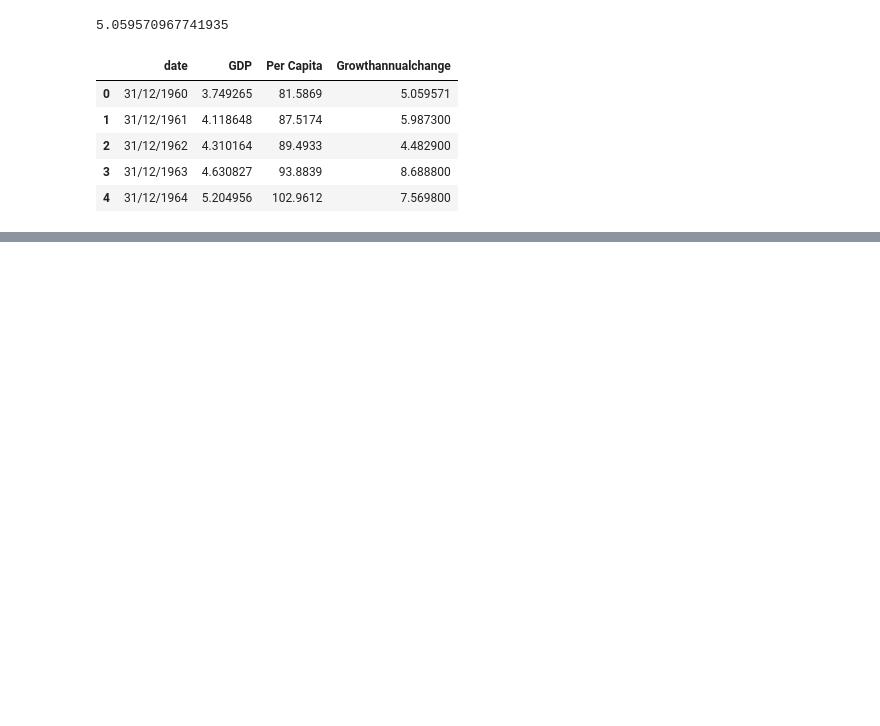
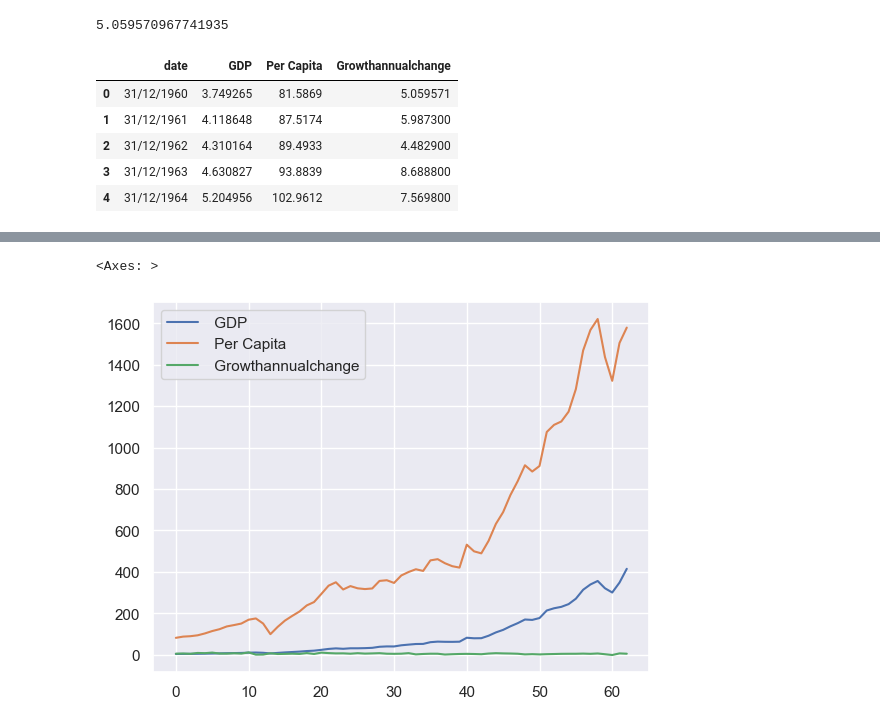
Before and after one commit to Harri200191/GDP-Prediction, a Jupyter notebook: ANN_2.ipynb, the cells around one changed output, grey strips where cells are left out. Saved outputs shown, nothing was run; the diff lists cells and outputs as text; code cells hidden in the pictures; blank space fills up the shorter version.

```diff
--- a/ANN_2.ipynb
+++ b/ANN_2.ipynb
@@ -85,3 +66,9 @@ df_for_training = data[cols].astype(float)
+# %%
+df_for_plot=df_for_training
+df_for_plot.plot.line()
+# %% [output]
+<Axes: >
+[figure, added]
 # %%
 scaler = StandardScaler()
 scaler = scaler.fit(df_for_training)
```
Also changed, not shown: parts of 15 cells of this notebook, 1 other file.
